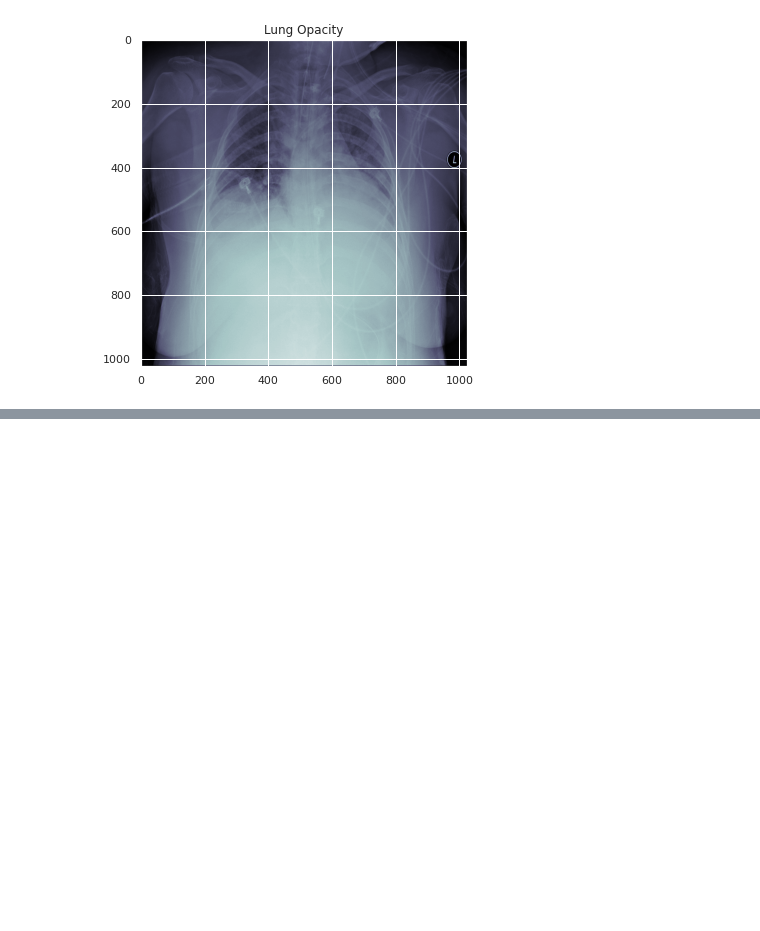
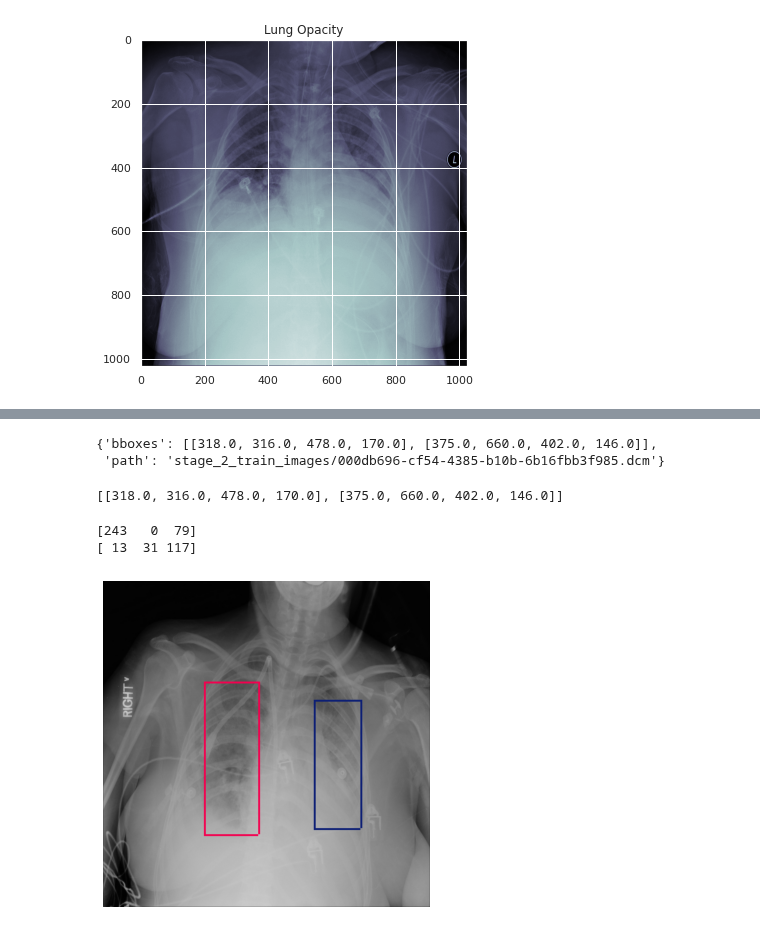
Before and after one commit to pswaruppk/GL_CAPSTONE, a Jupyter notebook: pneumonia_detection.ipynb, the cells around one changed output, grey strips where cells are left out. Cells and saved outputs as stored; diff of their text form; code cells hidden in the pictures; blank space fills up the shorter version.

```diff
--- a/pneumonia_detection.ipynb
+++ b/pneumonia_detection.ipynb
@@ -424,0 +438,2 @@ There are maximum of 4 bouding box for a given x-ray
+# %%
+df_pneumonia = df_final[df_final.Target == 1]
@@ -424,0 +447,41 @@ There are maximum of 4 bouding box for a given x-ray
+# %%
+bbox_map = {}
+for n, row in df_pneumonia.iterrows():
+  pid = row['patientId']
+  if pid not in bbox_map:
+    bbox_map[row.patientId] = {'path':row['path'], "bboxes":[] }
+  bbox_map[pid]['bboxes'].append([row['y'], row['x'], row['height'], row['width']])
+# %%
+bbox_map['000db696-cf54-4385-b10b-6b16fbb3f985']
+# %% [output]
+{'bboxes': [[318.0, 316.0, 478.0, 170.0], [375.0, 660.0, 402.0, 146.0]],
+ 'path': 'stage_2_train_images/000db696-cf54-4385-b10b-6b16fbb3f985.dcm'}
+# %%
+bbox_map['000db696-cf54-4385-b10b-6b16fbb3f985'].get('bboxes')
+# %% [output]
+[[318.0, 316.0, 478.0, 170.0], [375.0, 660.0, 402.0, 146.0]]
+# %%
+def drawbbox(pid):
+  dcm = pydicom.read_file(pid.get('path'))
+  pixel = dcm.pixel_array
+  pixel = np.stack([pixel] * 3, axis=2) #Convert into 3 channel
+  for box in pid['bboxes']:
+    box = [int(b) for b in box]
+    y1, x1, height, width = box
+    y2 = y1 + height
+    x2 = x1 + width
+    rgb = np.floor(np.random.rand(3) * 256).astype('int')
+    # print(rgb)
+    stroke = 6
+    pixel[y1:y1 + stroke, x1:x2] = rgb
+    pixel[y2:y2 + stroke, x1:x2] = rgb
+    pixel[y1:y2, x1:x1 + stroke] = rgb
+    pixel[y1:y2, x2:x2 + stroke] = rgb
+  plt.imshow(pixel, cmap=plt.cm.gist_gray)
+  plt.axis('off')
+# %%
+drawbbox(bbox_map['000db696-cf54-4385-b10b-6b16fbb3f985'])
+# %% [output]
+[243   0  79]
+[ 13  31 117]
+[figure, added]
```
Also changed, not shown: parts of 15 cells of this notebook.
